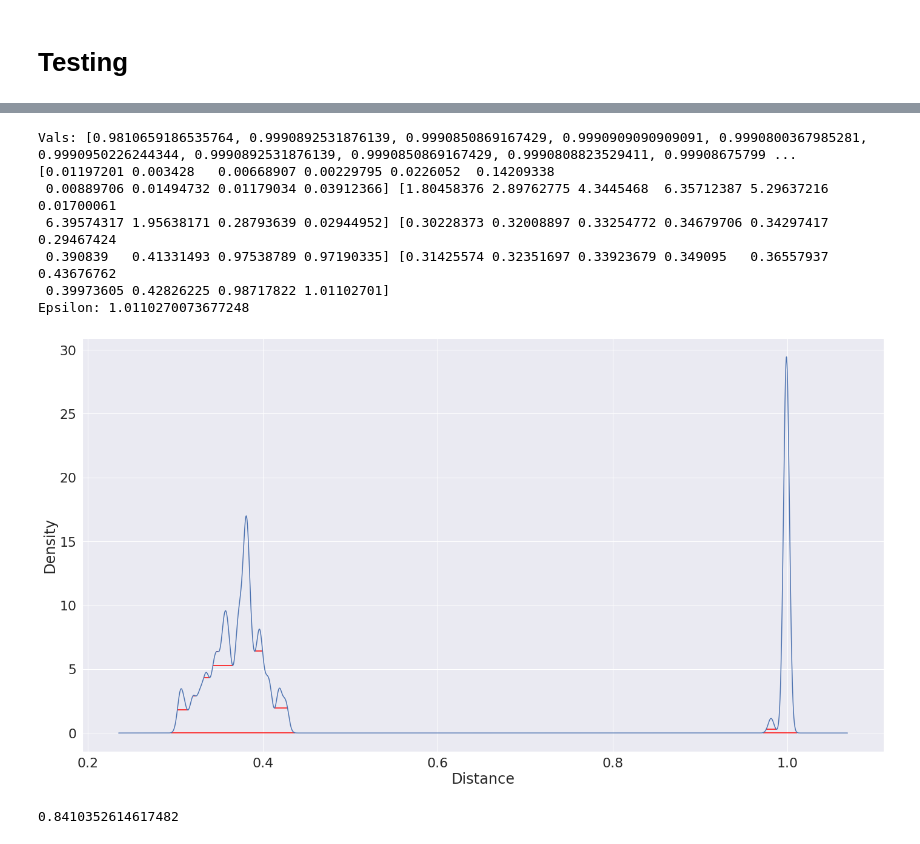
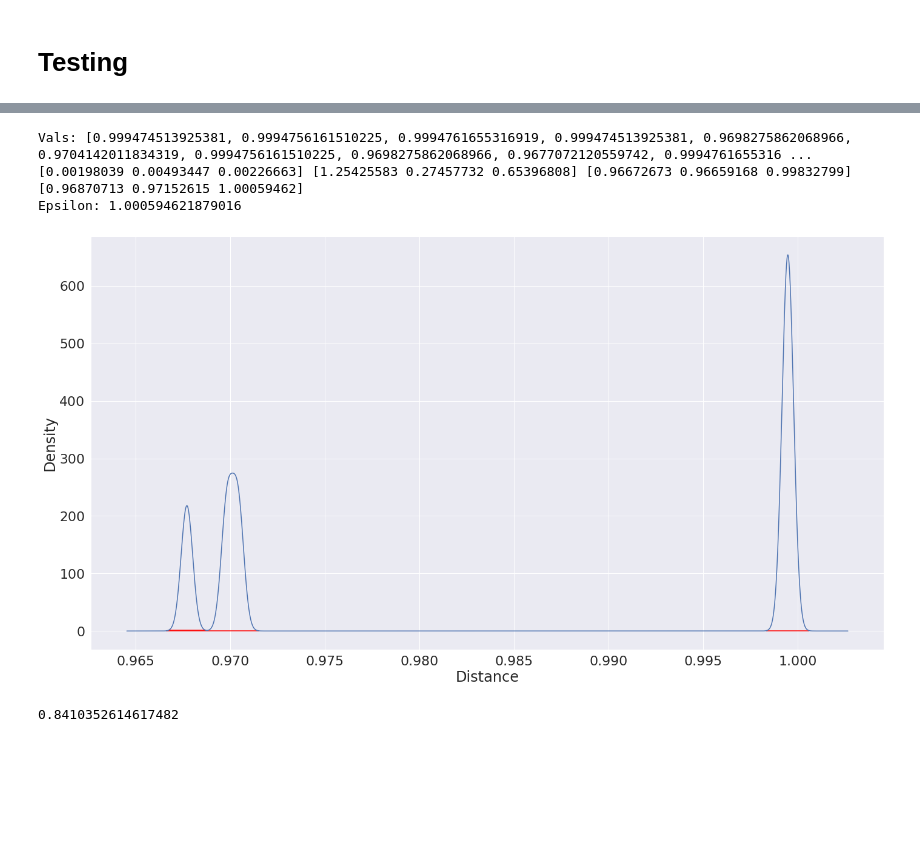
Before and after one commit to northeastern-datalab/domain_net, a Jupyter notebook: network_analysis/notebooks/num_meanings/pairwise_measures.ipynb, the cells around one changed output, grey strips where cells are left out. Cells and saved outputs as stored; diff of their text form; code cells hidden in the pictures; blank space fills up the shorter version.

```diff
--- a/network_analysis/notebooks/num_meanings/pairwise_measures.ipynb
+++ b/network_analysis/notebooks/num_meanings/pairwise_measures.ipynb
@@ -282,0 +356,19 @@ plt.xlabel('# of meanings of homographs');plt.ylabel('Frequency');plt.legend();p
+# %%
+df_path = '../../output/synthetic_example_large_with_nulls/'
+g_path = '../../../graph_construction/combined_graphs_output/synthetic_benchmark_large_with_nulls/bipartite/bipartite.graph'
+input_nodes_json_path = '../../input/synthetic_large_with_nulls/input_nodes.json'
+matrices_path = df_path + 'num_meanings/jaccard/matrices/'
+
+df = pd.read_pickle(df_path + 'graph_stats_with_groundtruth_df.pickle')
+G = pickle.load(open(g_path, "rb"))
+
+with open(input_nodes_json_path) as f:
+  input_nodes = json.load(f)['input_nodes']
+
+# Remove nodes with degree 1 from the dataframe
+df = stp.process_df(df, G)
+
+# Compute the groundtruth for the number of meanings for each homograph
+df = utils.num_meanings.get_num_meanings_groundtruth(df, G)
+df_homs = df[df['is_homograph']==True].sort_values(by='betweenness_centrality', ascending=False)
+df_homs
@@ -292,0 +402,11 @@ df_homs[df_homs['is_num_meanings_correct']==False]
+# %%
+# Map each input node from tje json file to its pairwise distance matrix and its index to node dictionary
+node_to_matrix_dict = {}
+node_to_idx_dict = {}
+for node in input_nodes:
+    # We subtract the matrix from one to convert it from a similarity matrix to a distance matrix
+    m = 1 - np.load(matrices_path + node + '.npy')
+    idx_to_node = pickle.load(open(matrices_path + node + '_idx_to_node.pickle', 'rb'))
+
+    node_to_matrix_dict[node] = m
+    node_to_idx_dict[node] = idx_to_node
@@ -318,27 +513,25 @@ array([[0.        , 0.98106592, 0.99908925, 0.99908509, 0.99909091,
 # %%
-num_samples=5000
+num_samples=2500
 vals = get_vals_in_range(node_to_matrix_dict[node], lower_bound=0, upper_bound=1)
+print('Vals:', vals)
+
 density, samples, lower_bnd, upper_bnd = get_kde(vals, bandwidth_multiplier=20, num_samples=num_samples)
 
 widths, width_heights, left_pos, right_pos = get_peak_widths(density, lower_bnd, upper_bnd, num_samples=num_samples, rel_height=0.999)
+print(widths, width_heights, left_pos, right_pos)
 
 epsilon = max(right_pos)
-print('Vals:', vals)
-print(widths, width_heights, left_pos, right_pos)
 print('Epsilon:', epsilon)
 
 plt.plot(samples, density)
 plt.hlines(y=width_heights, xmin=left_pos, xmax=right_pos, colors='red')
 plt.xlabel('Distance');plt.ylabel('Density');plt.tight_layout()
+plt.savefig('../../figures/num_meanings/clustering/synthetic_benchmark/palm_example_2500_samples.svg')
 # %% [output]
-Vals: [0.9810659186535764, 0.9990892531876139, 0.9990850869167429, 0.9990909090909091, 0.9990800367985281, 0.9990950226244344, 0.9990892531876139, 0.9990850869167429, 0.9990808823529411, 0.99908675799 ...
-[0.01197201 0.003428   0.00668907 0.00229795 0.0226052  0.14209338
- 0.00889706 0.01494732 0.01179034 0.03912366] [1.80458376 2.89762775 4.3445468  6.35712387 5.29637216 0.01700061
- 6.39574317 1.95638171 0.28793639 0.02944952] [0.30228373 0.32008897 0.33254772 0.34679706 0.34297417 0.29467424
- 0.390839   0.41331493 0.97538789 0.97190335] [0.31425574 0.32351697 0.33923679 0.349095   0.36557937 0.43676762
- 0.39973605 0.42826225 0.98717822 1.01102701]
-Epsilon: 1.0110270073677248
+Vals: [0.999474513925381, 0.9994756161510225, 0.9994761655316919, 0.999474513925381, 0.9698275862068966, 0.9704142011834319, 0.9994756161510225, 0.9698275862068966, 0.9677072120559742, 0.9994761655316 ...
+[0.00198039 0.00493447 0.00226663] [1.25425583 0.27457732 0.65396808] [0.96672673 0.96659168 0.99832799] [0.96870713 0.97152615 1.00059462]
+Epsilon: 1.000594621879016
-[figure, old version]
+[figure, new version]
 # %%
 epsilon = get_epsilon(node_to_matrix_dict[node], lower_bound=0, upper_bound=1, mode='kde', num_samples=1000, rel_height=0.999, bandwidth_multiplier=20)
 epsilon
```
Also changed, not shown: parts of 28 cells of this notebook.
